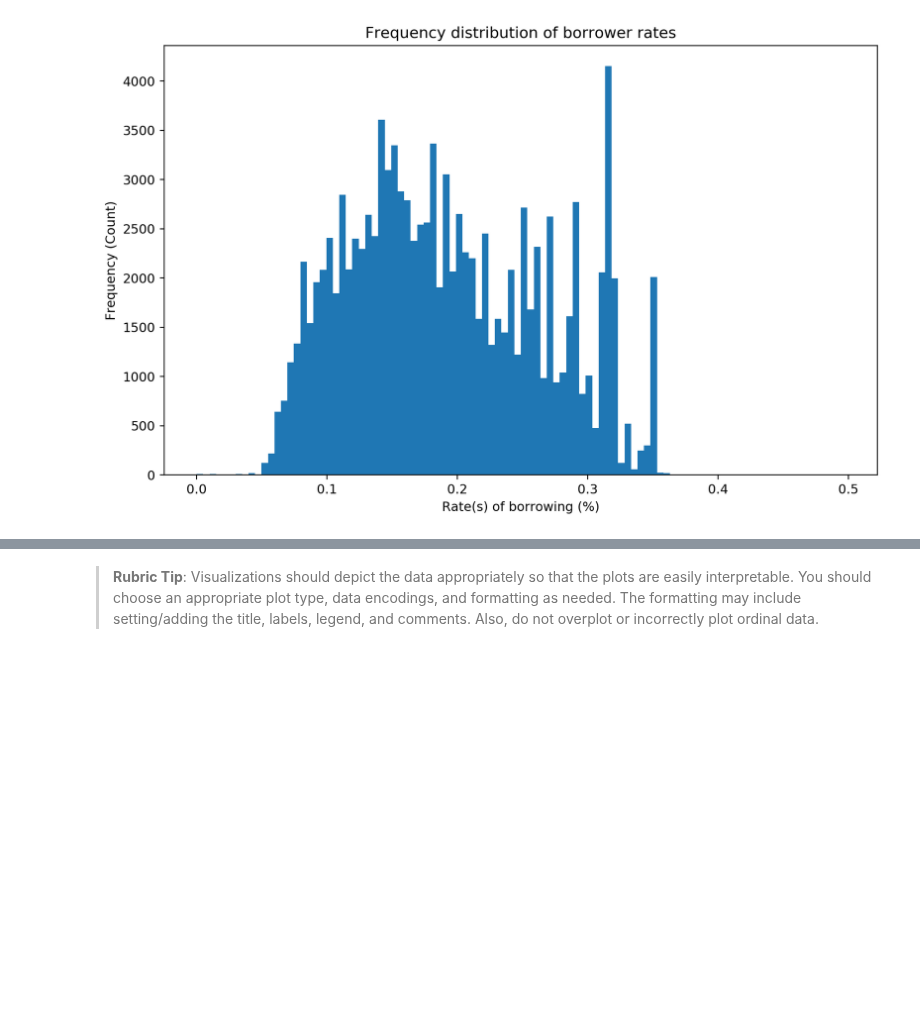
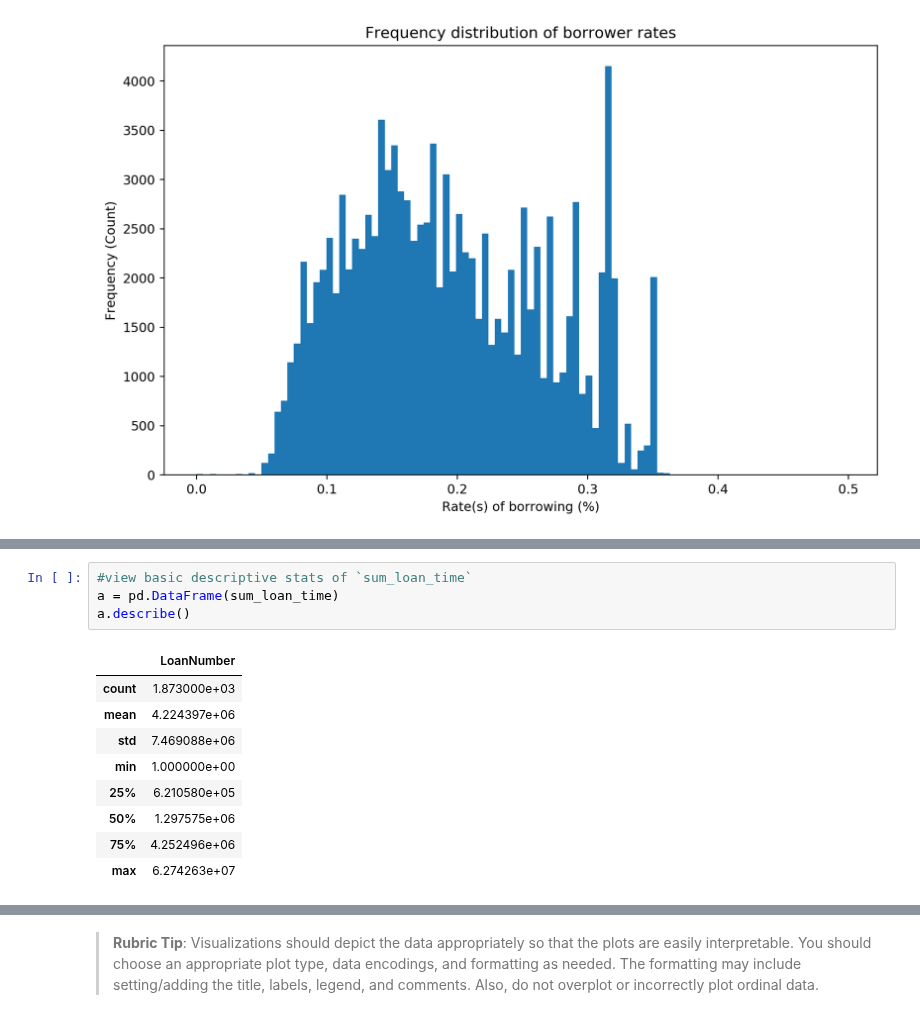
Before and after one commit to brk-a/alx-t-data-analyst, a Jupyter notebook: 0x02-project_3_visualise_data/Part_I_exploration_template.ipynb, the cells around one changed output, grey strips where cells are left out. Drawn from its saved outputs; the diff is of its cells as text; blank space fills up the shorter version.

```diff
--- a/0x02-project_3_visualise_data/Part_I_exploration_template.ipynb
+++ b/0x02-project_3_visualise_data/Part_I_exploration_template.ipynb
@@ -385,0 +435,14 @@ plt.bar(x, y)
+# %%
+#view basic descriptive stats of `sum_loan_time`
+a = pd.DataFrame(sum_loan_time)
+a.describe()
+# %% [output]
+|  | LoanNumber |
+| count | 1.873000e+03 |
+| mean | 4.224397e+06 |
+| std | 7.469088e+06 |
+| min | 1.000000e+00 |
+| 25% | 6.210580e+05 |
+| 50% | 1.297575e+06 |
+| 75% | 4.252496e+06 |
+| max | 6.274263e+07 |
```
Also changed, not shown: parts of 8 cells of this notebook.
